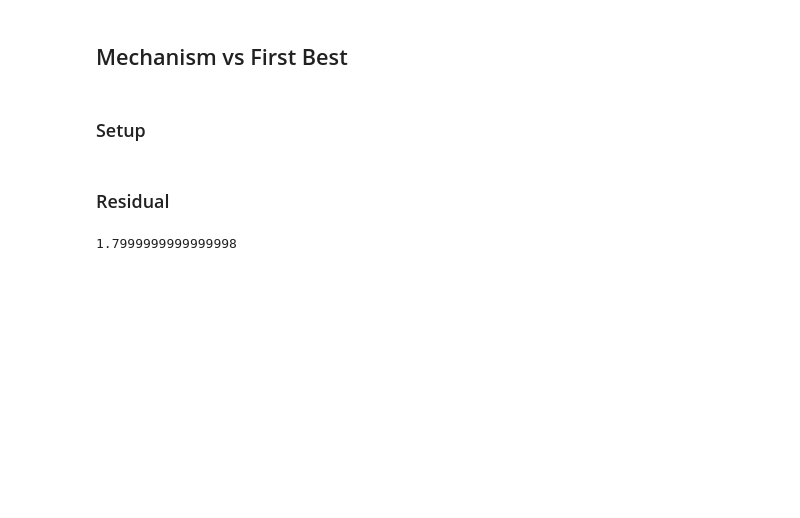
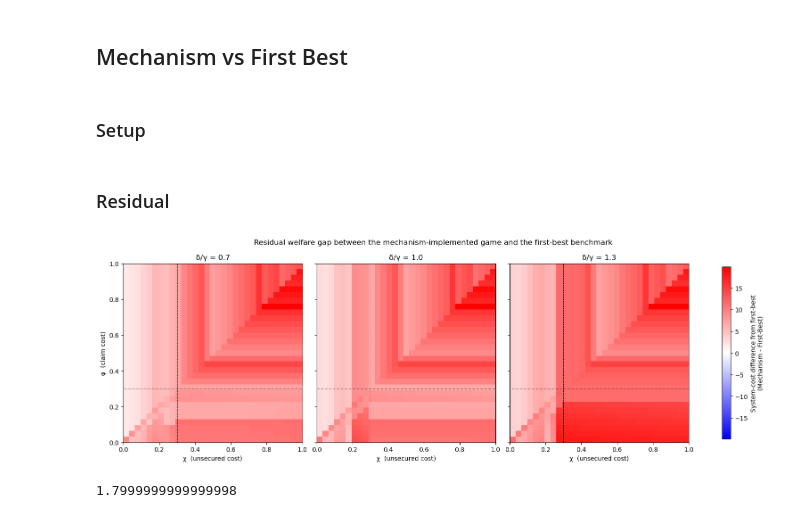
Before and after one commit to KennethSee/IntradayLiquidityGameSimulation, a Jupyter notebook: simulation_first_best_comparison.ipynb, the cells around one changed output. Saved outputs shown, nothing was run; the diff lists cells and outputs as text; code cells hidden in the pictures; blank space fills up the shorter version.

```diff
--- a/simulation_first_best_comparison.ipynb
+++ b/simulation_first_best_comparison.ipynb
@@ -385,7 +385,7 @@ def simulate_game(p_t: float, delta: float, gamma: float, delta_prime: float, ph
     banks = pd.read_csv('data_input/bank_template_with_mech_strategy_all4.csv')
     accounts = pd.read_csv('data_input/account_template_mix_collateral_first_best.csv')
     mech_sim_name = 'mech_sim'
-    mech_sim = ABMSim(name=mech_sim_name, banks=banks, accounts=accounts, strategy_mapping=strategy_mapping, credit_facility=collateralized_credit_facility, open_time='08:00', close_time='10:30', eod_force_settlement=True, txn_arrival_prob=p_t, txn_amount_range=(1,1))
+    mech_sim = ABMSim(name=mech_sim_name, banks=banks, accounts=accounts, strategy_mapping=strategy_mapping, credit_facility=collateralized_credit_facility, open_time='08:00', close_time='09:00', eod_force_settlement=True, txn_arrival_prob=p_t, txn_amount_range=(1,1))
     mech_sim.run()
     # extract costs
     # delay_costs = {}
@@ -411,7 +411,8 @@ def simulate_game(p_t: float, delta: float, gamma: float, delta_prime: float, ph
         chi             = chi,
         transaction_path= transaction_path,
         action_sets     = action_sets,
-        outstanding_txns= []
+        outstanding_txns= [],
+        end_time = '09:00'
     )
     total_costs['fb'] = fbs.run_search()
 
@@ -433,8 +434,8 @@ seed0 = 1000        # Monte‑Carlo seeds
 n_seeds = 1         # small MC replications for stability
 
 # --------- designer‑controlled sweep ----------
-phi_vals = np.linspace(0.0, 1.0, 2)    # φ in [0,1]
-chi_vals = np.linspace(0.0, 1.0, 2)    # χ in [0,1]
+phi_vals = np.linspace(0.0, 1.0, 31)    # φ in [0,1]
+chi_vals = np.linspace(0.0, 1.0, 31)    # χ in [0,1]
 
 # Fix square aspect ratio and reduce white space
 fig, axes = plt.subplots(1, 3, figsize=(15, 5), sharey=True, constrained_layout=True)
@@ -464,33 +465,35 @@ for panel, delta_ratio in enumerate(delta_ratios):
             Z[i, j] = np.mean(mech_costs) - np.mean(fb_costs)
 
     ax = axes[panel]
     im = ax.imshow(
         Z,
         origin='lower',
         extent=[chi_vals[0], chi_vals[-1], phi_vals[0], phi_vals[-1]],
         aspect='equal',  # square!
         cmap='bwr',
         vmin=-np.max(np.abs(Z)),
         vmax=np.max(np.abs(Z))
     )
     ax.set_title(f"δ/γ = {delta_ratio:.1f}")
     ax.set_xlabel("χ  (unsecured cost)")
     if panel == 0:
         ax.set_ylabel("φ  (claim cost)")
     ax.axvline(x=gamma, color='k', ls='--', lw=0.7)
     ax.axhline(y=gamma, color='k', ls=':', lw=0.7)
 
 # Dummy lines for the shared legend
 line_chi = mlines.Line2D([], [], color='k', ls='--', lw=0.7, label=r'$\chi=\gamma$')
 line_phi = mlines.Line2D([], [], color='k', ls=':',  lw=0.7, label=r'$\phi=\gamma$')
 
 # Shared colorbar with adjusted size
 cbar = fig.colorbar(im, ax=axes, shrink=0.8, label="System-cost difference from first-best\n(Mechanism - First-Best)")
 
 # Title
 fig.suptitle("Residual welfare gap between the mechanism-implemented game and the first-best benchmark", y=1.02)
 
 plt.show()
+# %% [output]
+[figure, added]
 # %%
 # accounts = [('acc1', 0, 1000), ('acc2', 0, 1000), ('acc3', 0, 1000), ('acc4', 0, 1000), ('acc5', 0, 1000), ('acc6', 0, 0), ('acc7', 0, 0), ('acc8', 0, 0), ('acc9', 0, 0), ('acc10', 0, 0)]
 accounts = [('acc1', 0, 1000), ('acc2', 0, 1000), ('acc3', 0, 1000), ('acc4', 0, 1000)]#, ('acc5', 0, 1000)]
```
